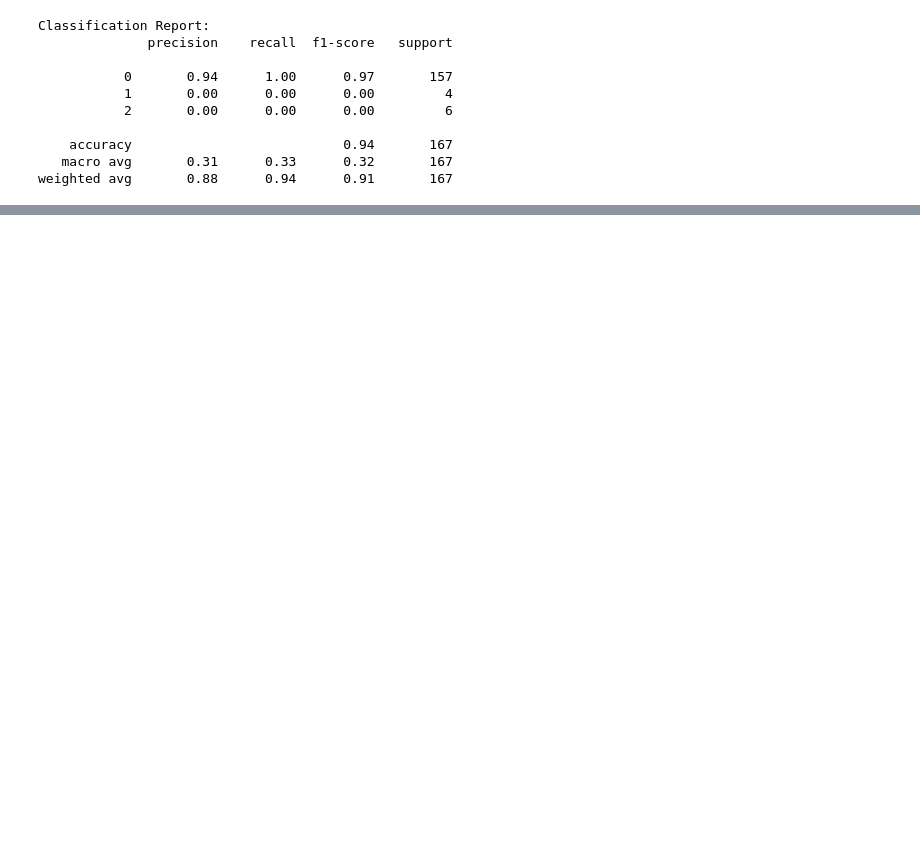
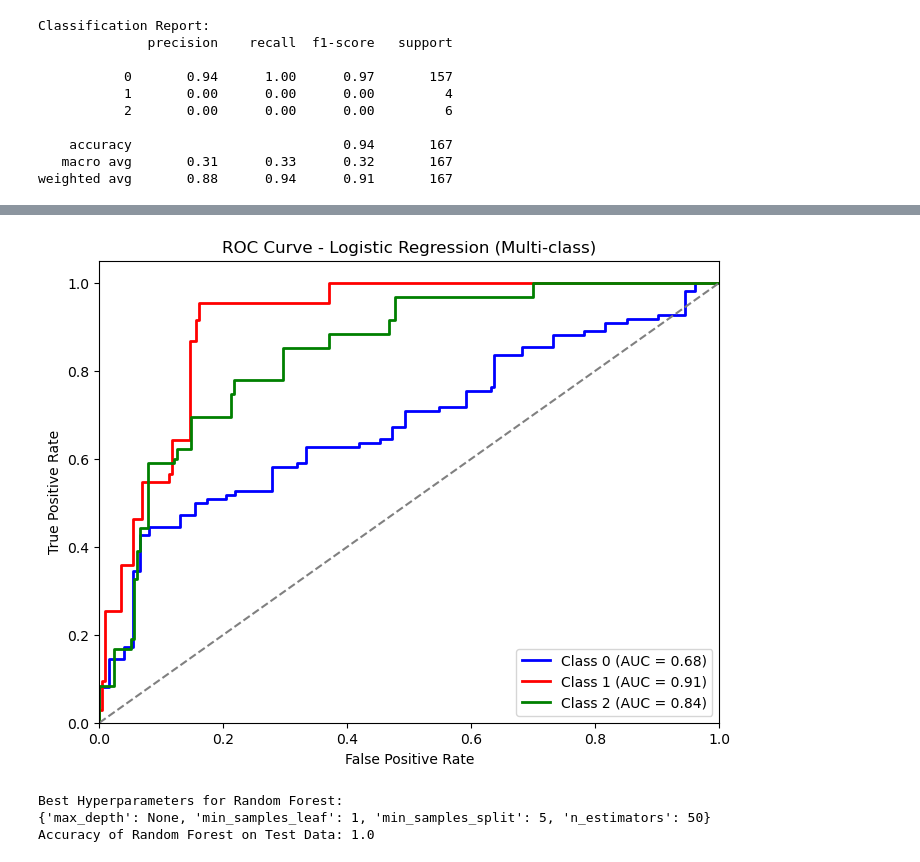
Before and after one commit to ksultana102/2023Applicants, a Jupyter notebook: model_selection.ipynb, the cells around one changed output, grey strips where cells are left out. Drawn from its saved outputs; the diff is of its cells as text; code cells hidden in the pictures; blank space fills up the shorter version.

```diff
--- a/model_selection.ipynb
+++ b/model_selection.ipynb
@@ -146,0 +410,65 @@ weighted avg       0.88      0.94      0.91       167
+# %%
+from sklearn.metrics import roc_auc_score
+
+# Get predicted probabilities for each class
+y_probs_lr = best_model_lr.predict_proba(X_test_resampled)
+
+# Calculate ROC curve and AUC for each class
+fpr = dict()
+tpr = dict()
+roc_auc = dict()
+for i in range(3):  # Assuming there are 3 classes
+    fpr[i], tpr[i], _ = roc_curve(y_test_binarized[:, i], y_probs_lr[:, i])
+    roc_auc[i] = roc_auc_score(y_test_binarized[:, i], y_probs_lr[:, i])
+
+# Plot ROC curves
+plt.figure(figsize=(8, 6))
+colors = ['blue', 'red', 'green']
+for i, color in zip(range(3), colors):
+    plt.plot(fpr[i], tpr[i], color=color, lw=2, label=f'Class {i} (AUC = {roc_auc[i]:.2f})')
+plt.plot([0, 1], [0, 1], color='gray', linestyle='--')
+plt.xlim([0.0, 1.0])
+plt.ylim([0.0, 1.05])
+plt.xlabel('False Positive Rate')
+plt.ylabel('True Positive Rate')
+plt.title('ROC Curve - Logistic Regression (Multi-class)')
+plt.legend(loc='lower right')
+plt.show()
+# %% [output]
+[figure, added]
+# %%
+# Define the grid of hyperparameters for Random Forest
+param_grid_rf = {
+    'n_estimators': [50, 100, 200],
+    'max_depth': [None, 10, 20],
+    'min_samples_split': [2, 5, 10],
+    'min_samples_leaf': [1, 2, 4]
+}
+
+# Initialize GridSearchCV for Random Forest
+grid_search_rf = GridSearchCV(RandomForestClassifier(class_weight='balanced', random_state=42),
+                              param_grid_rf,
+                              cv=5,
+                              scoring='accuracy')
+
+# Perform grid search
+grid_search_rf.fit(X_train_resampled, y_train_resampled)
+
+# Get the best hyperparameters
+best_params_rf = grid_search_rf.best_params_
+
+# Get the best model
+best_model_rf = grid_search_rf.best_estimator_
+
+# Print the best hyperparameters
+print("Best Hyperparameters for Random Forest:")
+print(best_params_rf)
+
+# Evaluate the best model
+y_pred_rf = best_model_rf.predict(X_test_resampled)
+accuracy_rf = accuracy_score(y_test_resampled, y_pred_rf)
+print("Accuracy of Random Forest on Test Data:", accuracy_rf)
+# %% [output]
+Best Hyperparameters for Random Forest:
+{'max_depth': None, 'min_samples_leaf': 1, 'min_samples_split': 5, 'n_estimators': 50}
+Accuracy of Random Forest on Test Data: 1.0
```
Also changed, not shown: parts of 12 cells of this notebook.
